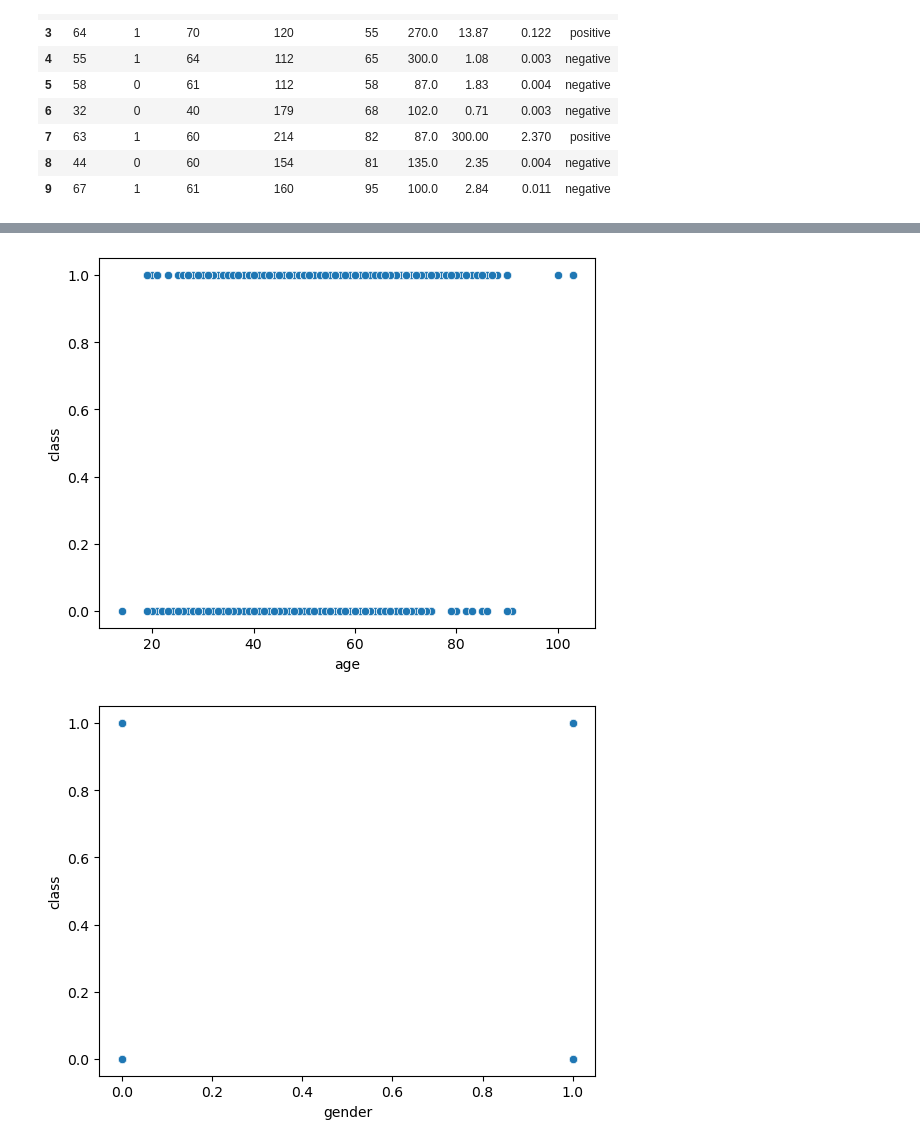
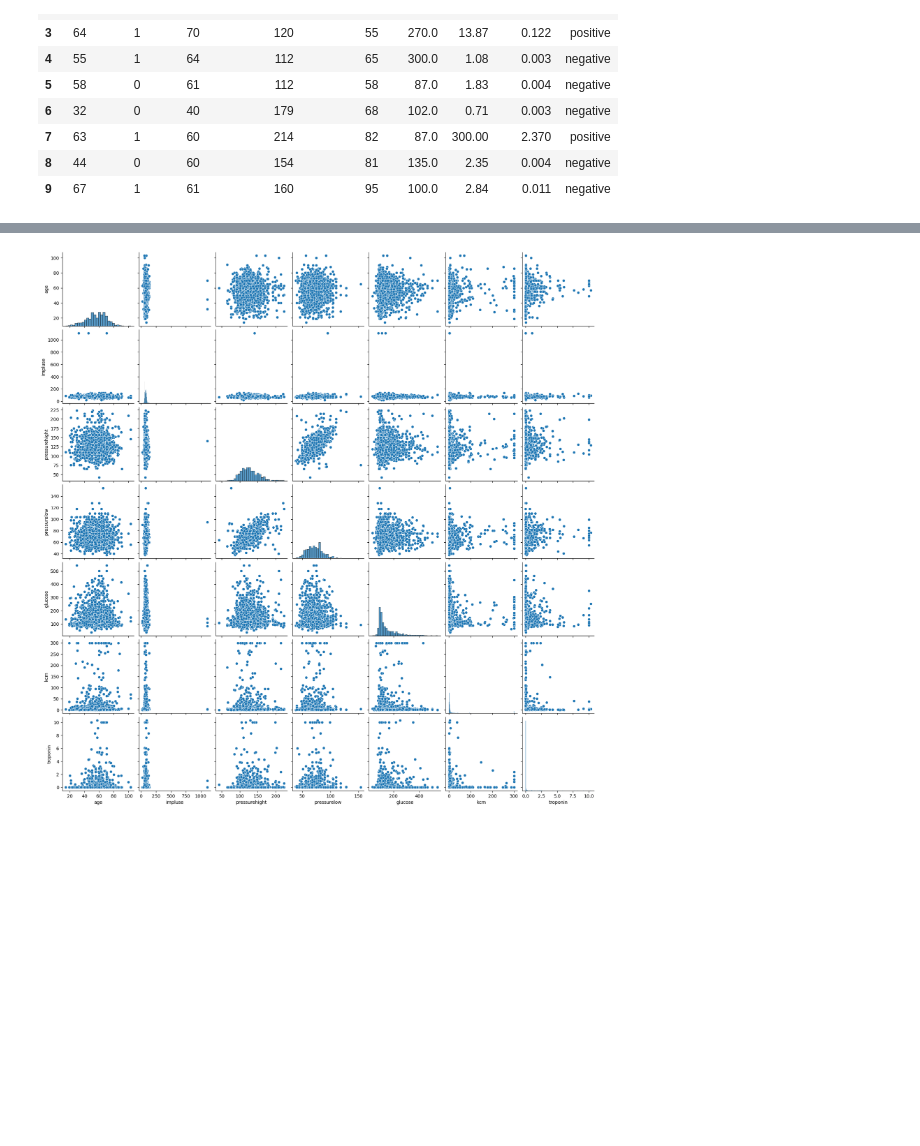
Before and after one commit to AdityaHegde712/ML-Lab, a Jupyter notebook: Lab3/21WU0101053_Aditya_Hegde_MLlab3.ipynb, the cells around one changed output, grey strips where cells are left out. Cells and saved outputs as stored; diff of their text form; code cells hidden in the pictures; blank space fills up the shorter version.

```diff
--- a/Lab3/21WU0101053_Aditya_Hegde_MLlab3.ipynb
+++ b/Lab3/21WU0101053_Aditya_Hegde_MLlab3.ipynb
@@ -68,0 +70,20 @@ for column in df:
+# %%
+# Eliminate outliers in df using interquartile range method
+# 1. Find the first quartile (Q1) and third quartile (Q3) of df
+# 2. Compute the interquartile range (IQR = Q3 - Q1)
+# 3. Compute the lower and upper bounds (LB = Q1 - 1.5*IQR and UB = Q3 + 1.5*IQR)
+# 4. Clip the rows in df that are outside the bounds (LB, UB)
+
+for column in [i for i in df if df[i].dtype != 'object']:
+    q1 = df[column].quantile(0.25)
+    q3 = df[column].quantile(0.75)
+    iqr = q3 - q1
+    lb = q1 - 1.5*iqr
+    ub = q3 + 1.5*iqr
+    df[column] = df[column].clip(lb, ub)
+
+# Code for boxplots to inspect outliers after clipping
+for column in df:
+    if column != 'class':
+        sns.boxplot(x='class', y=column, data=df)
+        plt.show()
@@ -69,10 +99,8 @@ for column in df:
 # %%
 # Visualize relationships between features and the target variable (class) using scatterplots, histograms, boxplots, pairplots
 # and heatmaps
-for column in df:
-    if column != 'class':
-        sns.scatterplot(x=column, y='class', data=df)
-        plt.show()
+
+sns.pairplot(data=df, dropna=True, x_vars=[i for i in df if i not in ['class', 'gender']], y_vars=[i for i in df if i not in ['class', 'gender']])
+plt.show()
 # %% [output]
-[figure, old version]
+[figure, new version]
-[figure, removed]
```
Also changed, not shown: parts of 5 cells of this notebook.
